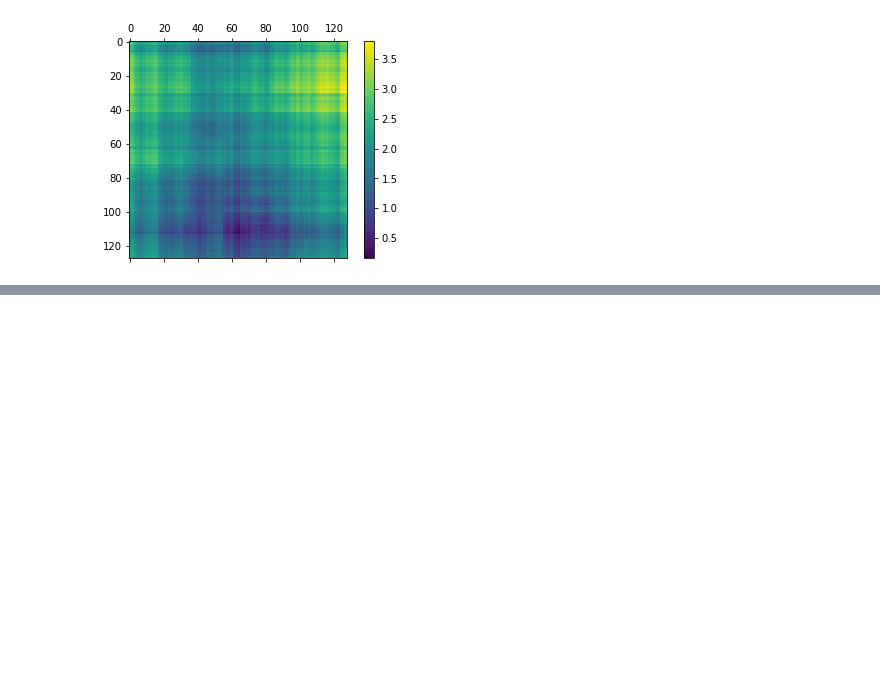
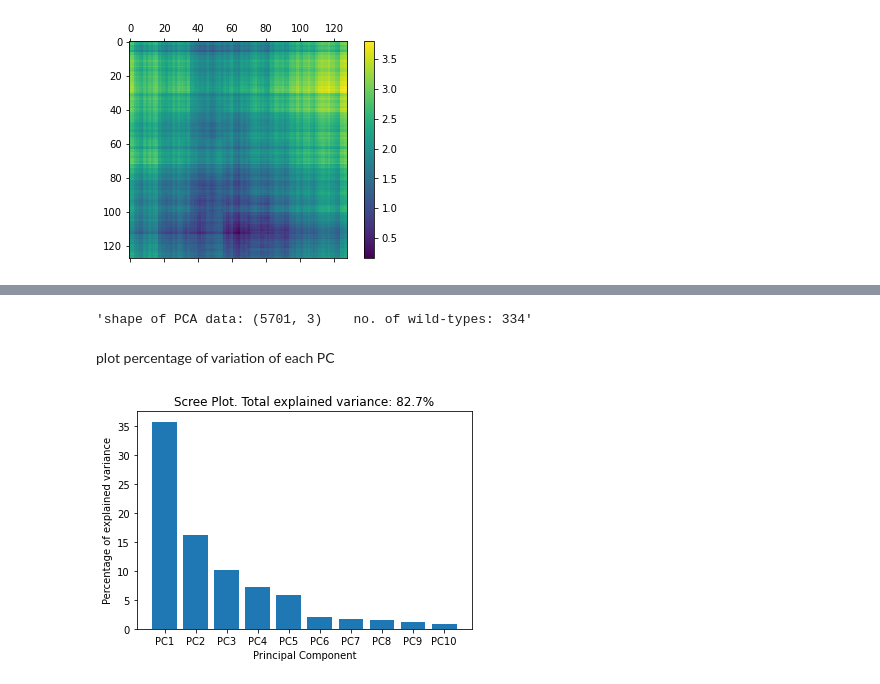
Before and after one commit to maximocrv/ml_protein_interactions, a Jupyter notebook: notebooks/data_exploration.ipynb, the cells around one changed output, grey strips where cells are left out. Cells and saved outputs as stored; diff of their text form; code cells hidden in the pictures; blank space fills up the shorter version.

```diff
--- a/notebooks/data_exploration.ipynb
+++ b/notebooks/data_exploration.ipynb
@@ -168,0 +185,42 @@ plt.show()
+# %%
+# max_n = 200
+# wild-types
+wt_data = []
+for i, f in enumerate(Path('../data/openmm/D_mat/').glob('[!.]*.npy')):
+    wt_name = f.name.split('.')[0]
+    wt_Dmat = np.load('../data/openmm/D_mat/'+f.name)
+    wt_data.append(wt_Dmat.reshape(-1))
+#     if i >= max_n-1:
+#         break
+# mutants
+mut_data = []
+for i, f in enumerate(Path('../data/openmm_mutated/D_mat/').glob('[!.]*.npy')):
+    mut_name = f.name.split('.')[0]
+    mut_Dmat = np.load('../data/openmm_mutated/D_mat/'+f.name)
+    mut_data.append(mut_Dmat.reshape(-1))
+#     if i >= 2*(max_n-1):
+#         break
+# %%
+wt_N = len(wt_data)
+data = StandardScaler().fit_transform(np.r_[wt_data, mut_data])
+
+pca = PCA(n_components=10)
+data_xyz = pca.fit_transform(data)[:,:3]
+# %%
+f'shape of PCA data: {data_xyz.shape}    no. of wild-types: {wt_N}'
+# %% [output]
+'shape of PCA data: (5701, 3)    no. of wild-types: 334'
+# %% [markdown]
+plot percentage of variation of each PC
+# %%
+per_var = np.round(pca.explained_variance_ratio_*100, decimals=1)
+total_var = per_var.sum()
+labels = [f'PC{i}' for i in range(1, len(per_var)+1)]
+
+plt.bar(x=range(1,len(per_var)+1), height=per_var, tick_label=labels)
+plt.ylabel('Percentage of explained variance')
+plt.xlabel('Principal Component')
+plt.title(f'Scree Plot. Total explained variance: {total_var}%')
+plt.show()
+# %% [output]
+[figure, added]
```
Also changed, not shown: parts of 9 cells of this notebook, 1 other file.
